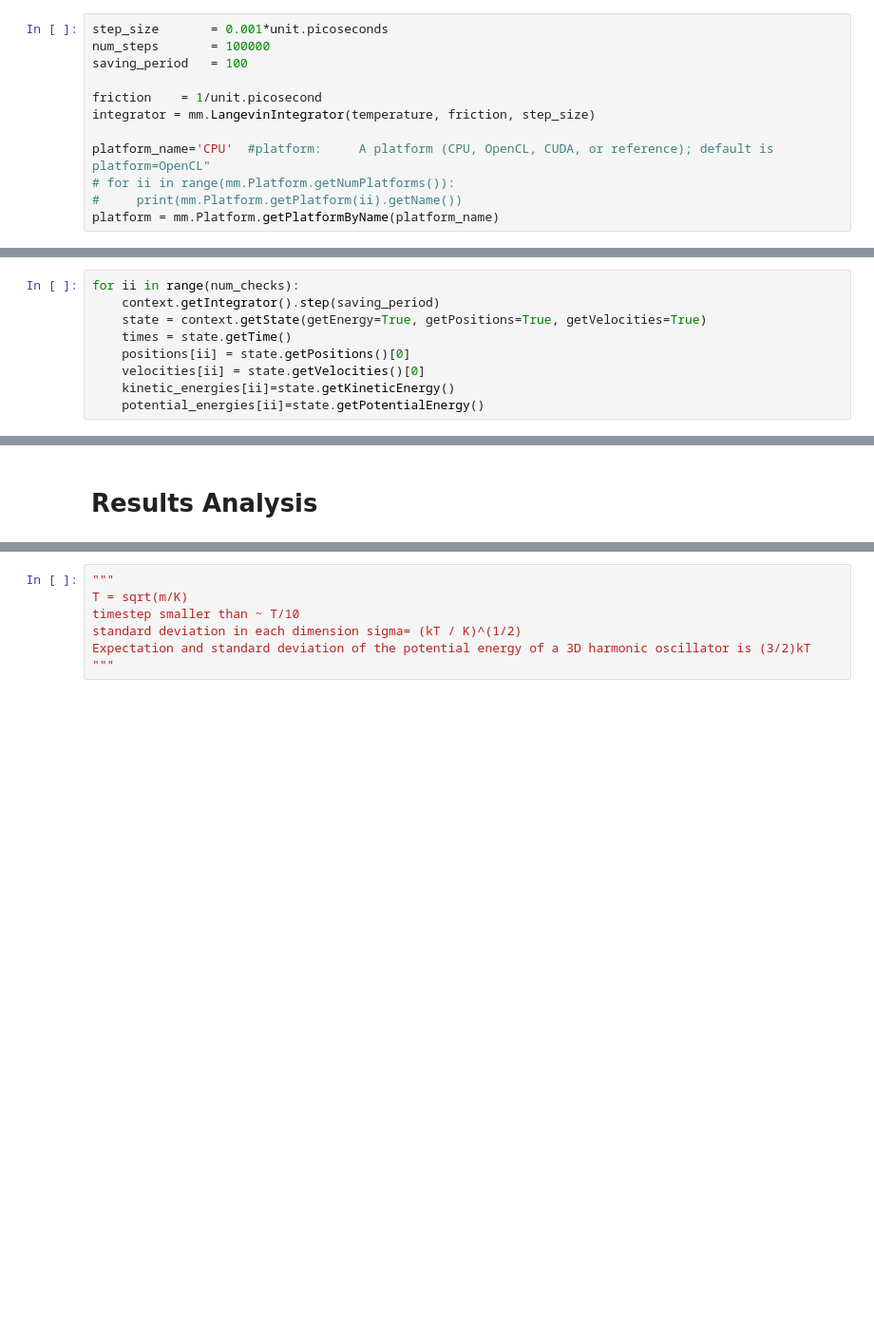
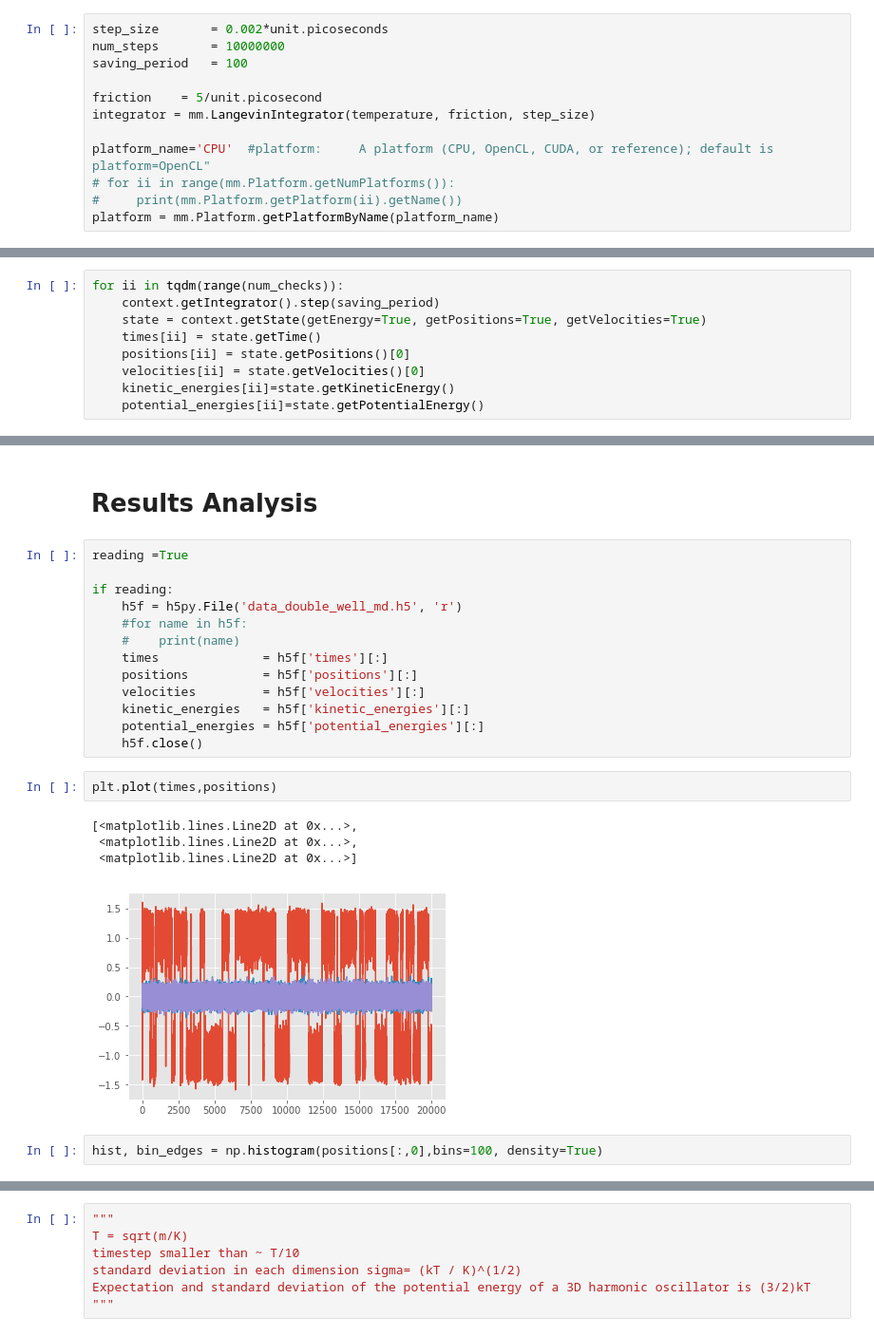
Before and after one commit to chemlove/REMD, a Jupyter notebook: double_well.ipynb, the cells around one changed output, grey strips where cells are left out. Shown at 95% size. Saved outputs shown, nothing was run; the diff lists cells and outputs as text; blank space fills up the shorter version.

```diff
--- a/double_well.ipynb
+++ b/double_well.ipynb
@@ -128,11 +135,11 @@ temperature = 300*unit.kelvin
 # %% [markdown]
 # Simulation Options
 # %%
-step_size       = 0.001*unit.picoseconds
-num_steps       = 100000
+step_size       = 0.002*unit.picoseconds
+num_steps       = 10000000
 saving_period   = 100
 
-friction    = 1/unit.picosecond
+friction    = 5/unit.picosecond
 integrator = mm.LangevinIntegrator(temperature, friction, step_size)
 
 platform_name='CPU'  #platform:     A platform (CPU, OpenCL, CUDA, or reference); default is platform=OpenCL"
@@ -166,10 +171,10 @@ potential_energies[0]=state.getPotentialEnergy()
 # %% [markdown]
 # Running Simulation
 # %%
-for ii in range(num_checks):
+for ii in tqdm(range(num_checks)):
     context.getIntegrator().step(saving_period)
     state = context.getState(getEnergy=True, getPositions=True, getVelocities=True)
-    times = state.getTime()
+    times[ii] = state.getTime()
     positions[ii] = state.getPositions()[0]
     velocities[ii] = state.getVelocities()[0]
     kinetic_energies[ii]=state.getKineticEnergy()
@@ -178,3 +185,25 @@ for ii in range(num_checks):
 --------------
 # %% [markdown]
 # Results Analysis
+# %%
+reading =True
+
+if reading:
+    h5f = h5py.File('data_double_well_md.h5', 'r')
+    #for name in h5f:
+    #    print(name)
+    times              = h5f['times'][:]
+    positions          = h5f['positions'][:]
+    velocities         = h5f['velocities'][:]
+    kinetic_energies   = h5f['kinetic_energies'][:]
+    potential_energies = h5f['potential_energies'][:]
+    h5f.close()
+# %%
+plt.plot(times,positions)
+# %% [output]
+[<matplotlib.lines.Line2D at 0x...>,
+ <matplotlib.lines.Line2D at 0x...>,
+ <matplotlib.lines.Line2D at 0x...>]
+[figure, added]
+# %%
+hist, bin_edges = np.histogram(positions[:,0],bins=100, density=True)
```
Also changed, not shown: parts of 17 cells of this notebook, 3 other files.
